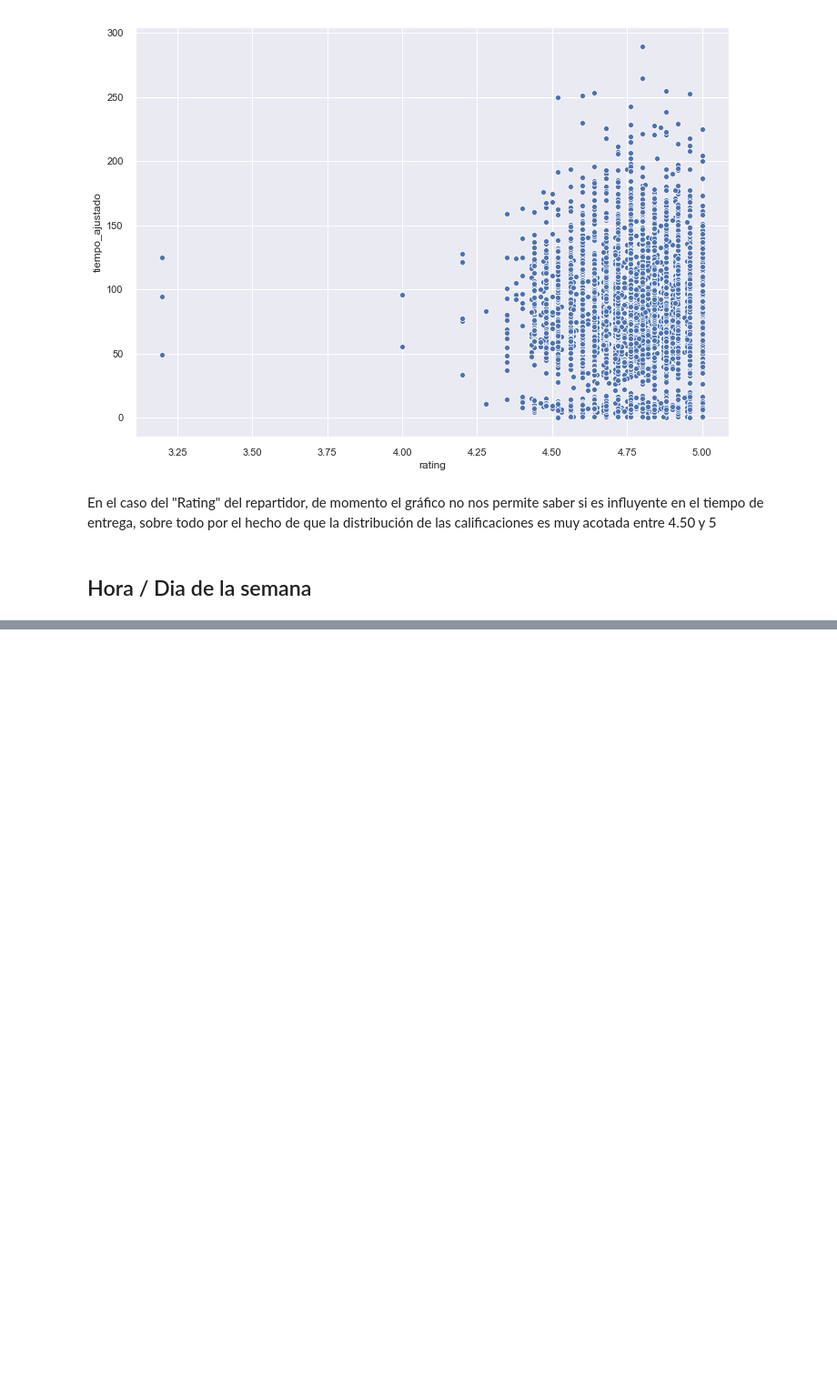
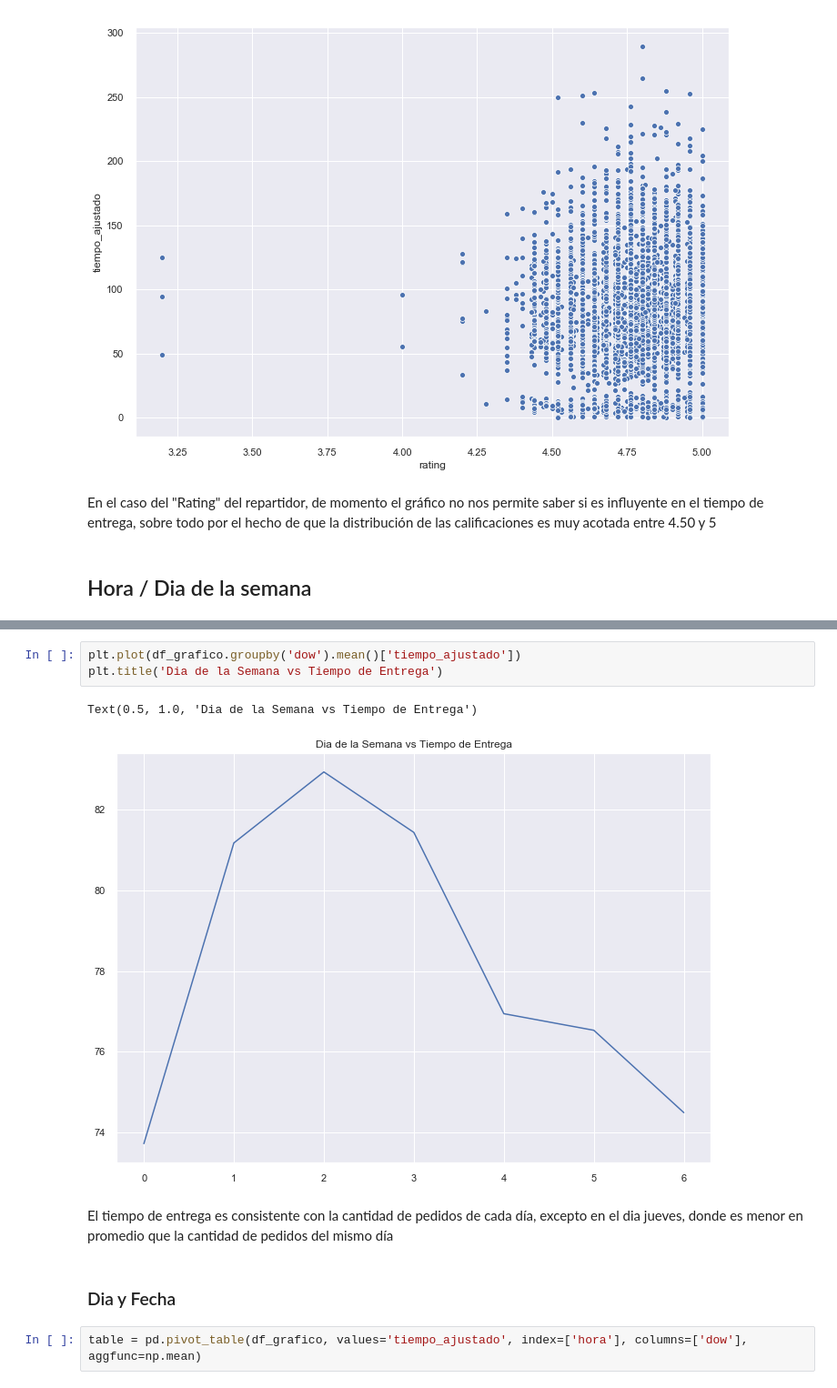
Before and after one commit to callejasv1/proyecto_oraculo, a Jupyter notebook: ProyectoV_Original.ipynb, the cells around one changed output, grey strips where cells are left out. Shown at 91% size. Drawn from its saved outputs; the diff is of its cells as text; blank space fills up the shorter version.

```diff
--- a/ProyectoV_Original.ipynb
+++ b/ProyectoV_Original.ipynb
@@ -294,0 +361,12 @@ En el caso del "Rating" del repartidor, de momento el gráfico no nos permite sa
+# %%
+plt.plot(df_grafico.groupby('dow').mean()['tiempo_ajustado'])
+plt.title('Dia de la Semana vs Tiempo de Entrega')
+# %% [output]
+Text(0.5, 1.0, 'Dia de la Semana vs Tiempo de Entrega')
+[figure, added]
+# %% [markdown]
+El tiempo de entrega es consistente con la cantidad de pedidos de cada día, excepto en el dia jueves, donde es menor en promedio que la cantidad de pedidos del mismo día
+# %% [markdown]
+### Dia y Fecha
+# %%
+table = pd.pivot_table(df_grafico, values='tiempo_ajustado', index=['hora'], columns=['dow'], aggfunc=np.mean)
```
Also changed, not shown: parts of 14 cells of this notebook.
